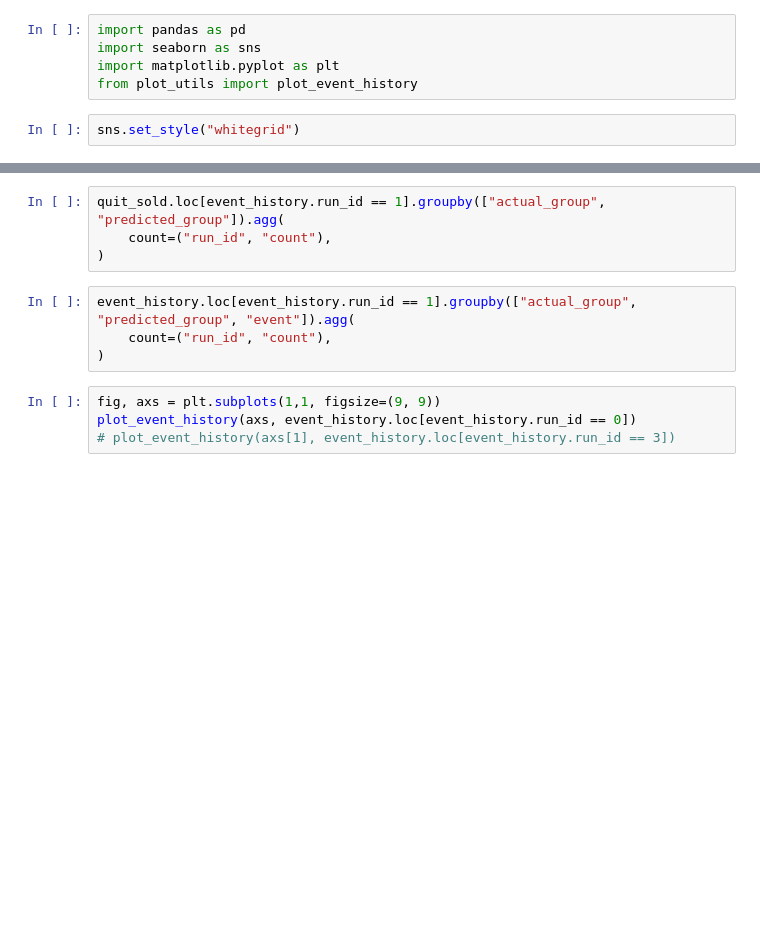
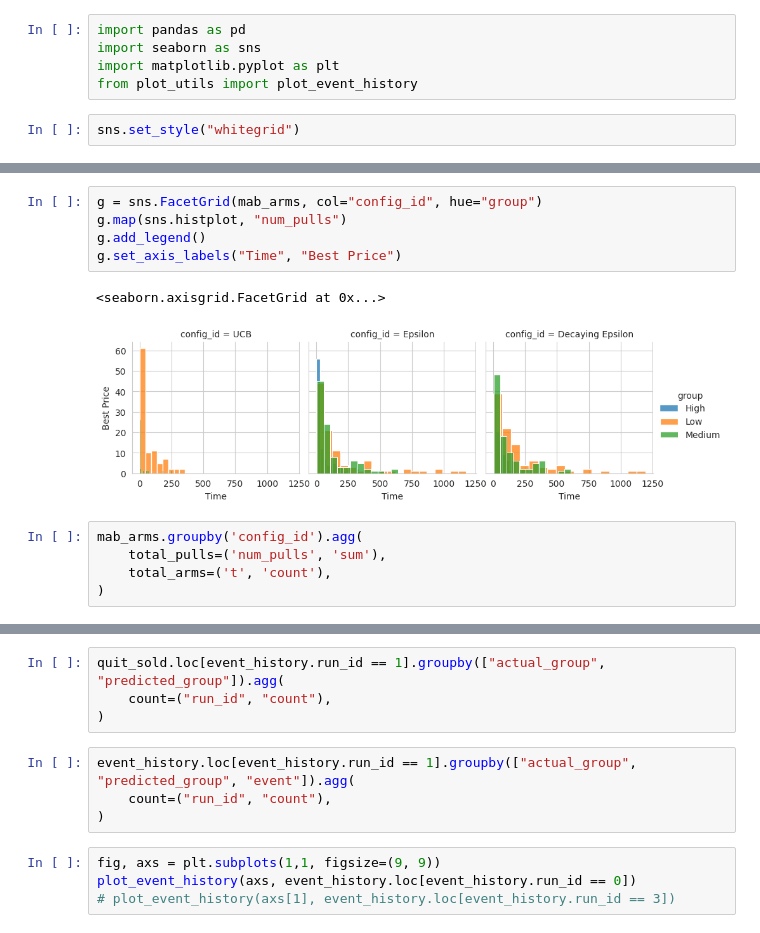
Before and after one commit to LaurinBrechter/personalized-pricing, a Jupyter notebook: results/mab_analysis.ipynb, the cells around one changed output, grey strips where cells are left out. Saved outputs shown, nothing was run; the diff lists cells and outputs as text; blank space fills up the shorter version.

```diff
--- a/results/mab_analysis.ipynb
+++ b/results/mab_analysis.ipynb
@@ -13,0 +61,13 @@ mab_arms.group = mab_arms.group.replace({0: "Medium", 1: "High", 2: "Low"})
+# %%
+g = sns.FacetGrid(mab_arms, col="config_id", hue="group")
+g.map(sns.histplot, "num_pulls")
+g.add_legend()
+g.set_axis_labels("Time", "Best Price")
+# %% [output]
+<seaborn.axisgrid.FacetGrid at 0x...>
+[figure, added]
+# %%
+mab_arms.groupby('config_id').agg(
+    total_pulls=('num_pulls', 'sum'),
+    total_arms=('t', 'count'),
+)
```
Also changed, not shown: parts of 16 cells of this notebook, 18 other files.
